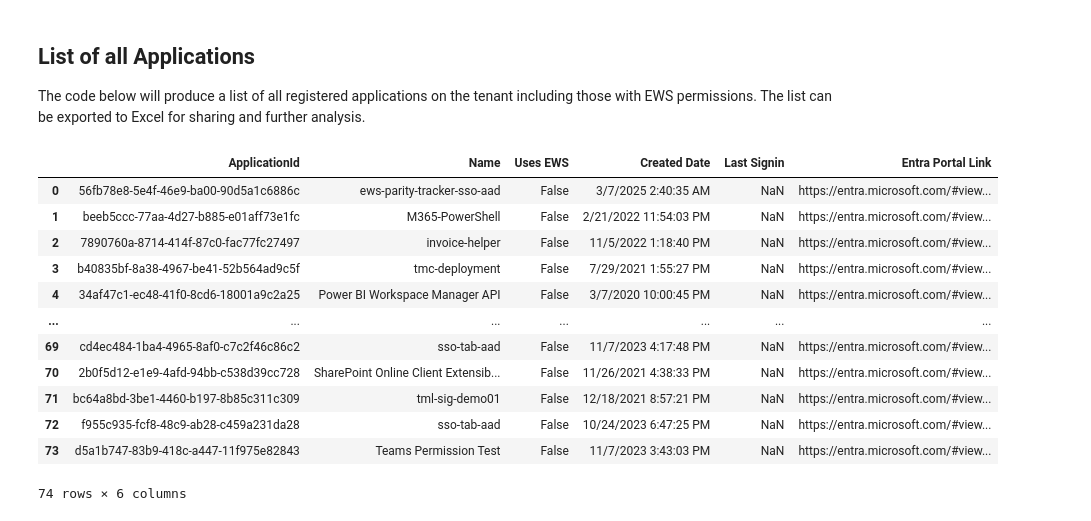
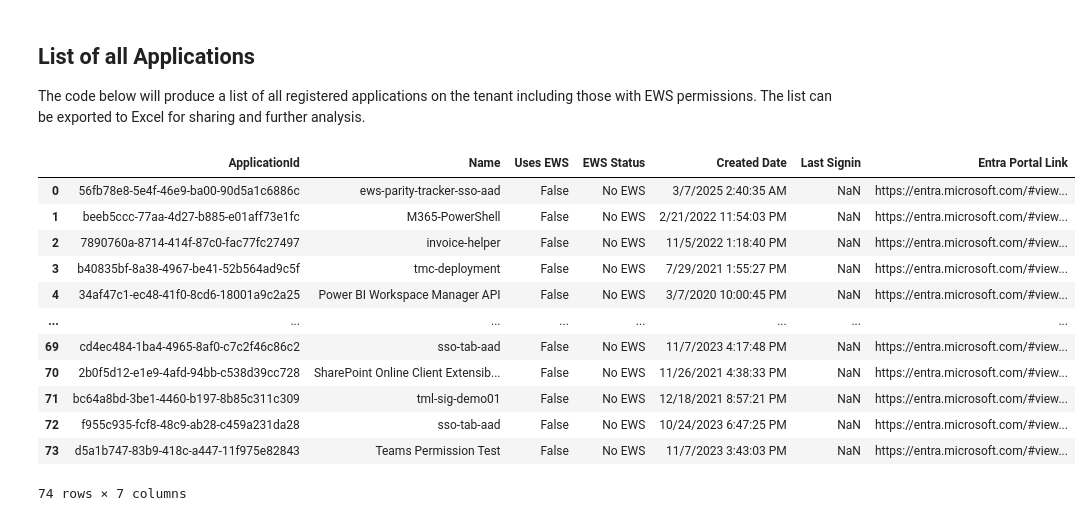
Before and after one commit to tolgaki/ews-migration-analyzer, a Jupyter notebook: src/Ews.App.Usage/Report-EWS-App-Usage.ipynb, the cells around one changed output. Cells and saved outputs as stored; diff of their text form; code cells hidden in the pictures.

```diff
--- a/src/Ews.App.Usage/Report-EWS-App-Usage.ipynb
+++ b/src/Ews.App.Usage/Report-EWS-App-Usage.ipynb
@@ -228,30 +293,41 @@ all_apps
 The code below will produce a list of all registered applications on the tenant including those with EWS permissions. The list can be exported to Excel for sharing and further analysis.
 # %%
 # Create a filtered DataFrame of app registrations using specified columns and filter for 'Uses EWS' == True
-all_apps = app_usage_df[[
-    'appId', 'displayName', 'UsesEws', 'createdDateTime', 'LastSignIn', 'EntraLink'
-]]
+all_apps = app_usage_df[
+    [
+        "appId",
+        "displayName",
+        "UsesEws",
+        "EwsStatus",
+        "createdDateTime",
+        "LastSignIn",
+        "EntraLink",
+    ]
+]
 # Rename columns as requested
-all_apps = all_apps.rename(columns={
-    'appId': 'ApplicationId',
-    'displayName': 'Name',
-    'UsesEws': 'Uses EWS',
-    'createdDateTime': 'Created Date',
-    'LastSignIn': 'Last Signin',
-    'EntraLink': 'Entra Portal Link'
-})
+all_apps = all_apps.rename(
+    columns={
+        "appId": "ApplicationId",
+        "displayName": "Name",
+        "UsesEws": "Uses EWS",
+        "EwsStatus": "EWS Status",
+        "createdDateTime": "Created Date",
+        "LastSignIn": "Last Signin",
+        "EntraLink": "Entra Portal Link",
+    }
+)
 all_apps
 # %% [output]
-|  | ApplicationId | Name | Uses EWS | Created Date | Last Signin | Entra Portal Link |
-| 0 | 56fb78e8-5e4f-46e9-ba00-90d5a1c6886c | ews-parity-tracker-sso-aad | False | 3/7/2025 2:40:35 AM | NaN | https://entra.microsoft.com/#view... |
-| 1 | beeb5ccc-77aa-4d27-b885-e01aff73e1fc | M365-PowerShell | False | 2/21/2022 11:54:03 PM | NaN | https://entra.microsoft.com/#view... |
-| 2 | 7890760a-8714-414f-87c0-fac77fc27497 | invoice-helper | False | 11/5/2022 1:18:40 PM | NaN | https://entra.microsoft.com/#view... |
-| 3 | b40835bf-8a38-4967-be41-52b564ad9c5f | tmc-deployment | False | 7/29/2021 1:55:27 PM | NaN | https://entra.microsoft.com/#view... |
-| 4 | 34af47c1-ec48-41f0-8cd6-18001a9c2a25 | Power BI Workspace Manager API | False | 3/7/2020 10:00:45 PM | NaN | https://entra.microsoft.com/#view... |
-| ... | ... | ... | ... | ... | ... | ... |
-| 69 | cd4ec484-1ba4-4965-8af0-c7c2f46c86c2 | sso-tab-aad | False | 11/7/2023 4:17:48 PM | NaN | https://entra.microsoft.com/#view... |
-| 70 | 2b0f5d12-e1e9-4afd-94bb-c538d39cc728 | SharePoint Online Client Extensib... | False | 11/26/2021 4:38:33 PM | NaN | https://entra.microsoft.com/#view... |
-| 71 | bc64a8bd-3be1-4460-b197-8b85c311c309 | tml-sig-demo01 | False | 12/18/2021 8:57:21 PM | NaN | https://entra.microsoft.com/#view... |
-| 72 | f955c935-fcf8-48c9-ab28-c459a231da28 | sso-tab-aad | False | 10/24/2023 6:47:25 PM | NaN | https://entra.microsoft.com/#view... |
-| 73 | d5a1b747-83b9-418c-a447-11f975e82843 | Teams Permission Test | False | 11/7/2023 3:43:03 PM | NaN | https://entra.microsoft.com/#view... |
+|  | ApplicationId | Name | Uses EWS | EWS Status | Created Date | Last Signin | Entra Portal Link |
+| 0 | 56fb78e8-5e4f-46e9-ba00-90d5a1c6886c | ews-parity-tracker-sso-aad | False | No EWS | 3/7/2025 2:40:35 AM | NaN | https://entra.microsoft.com/#view... |
+| 1 | beeb5ccc-77aa-4d27-b885-e01aff73e1fc | M365-PowerShell | False | No EWS | 2/21/2022 11:54:03 PM | NaN | https://entra.microsoft.com/#view... |
+| 2 | 7890760a-8714-414f-87c0-fac77fc27497 | invoice-helper | False | No EWS | 11/5/2022 1:18:40 PM | NaN | https://entra.microsoft.com/#view... |
+| 3 | b40835bf-8a38-4967-be41-52b564ad9c5f | tmc-deployment | False | No EWS | 7/29/2021 1:55:27 PM | NaN | https://entra.microsoft.com/#view... |
+| 4 | 34af47c1-ec48-41f0-8cd6-18001a9c2a25 | Power BI Workspace Manager API | False | No EWS | 3/7/2020 10:00:45 PM | NaN | https://entra.microsoft.com/#view... |
+| ... | ... | ... | ... | ... | ... | ... | ... |
+| 69 | cd4ec484-1ba4-4965-8af0-c7c2f46c86c2 | sso-tab-aad | False | No EWS | 11/7/2023 4:17:48 PM | NaN | https://entra.microsoft.com/#view... |
+| 70 | 2b0f5d12-e1e9-4afd-94bb-c538d39cc728 | SharePoint Online Client Extensib... | False | No EWS | 11/26/2021 4:38:33 PM | NaN | https://entra.microsoft.com/#view... |
+| 71 | bc64a8bd-3be1-4460-b197-8b85c311c309 | tml-sig-demo01 | False | No EWS | 12/18/2021 8:57:21 PM | NaN | https://entra.microsoft.com/#view... |
+| 72 | f955c935-fcf8-48c9-ab28-c459a231da28 | sso-tab-aad | False | No EWS | 10/24/2023 6:47:25 PM | NaN | https://entra.microsoft.com/#view... |
+| 73 | d5a1b747-83b9-418c-a447-11f975e82843 | Teams Permission Test | False | No EWS | 11/7/2023 3:43:03 PM | NaN | https://entra.microsoft.com/#view... |
-74 rows × 6 columns
+74 rows × 7 columns
```
Also changed, not shown: parts of 9 cells of this notebook.
